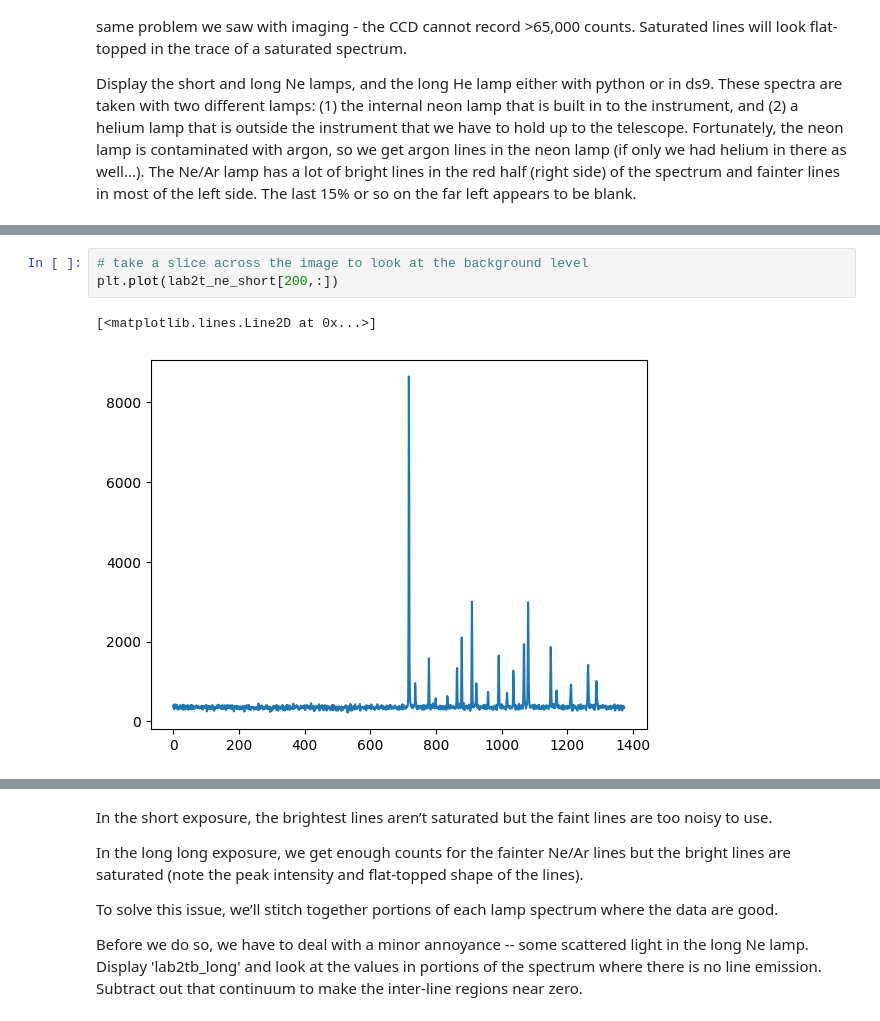
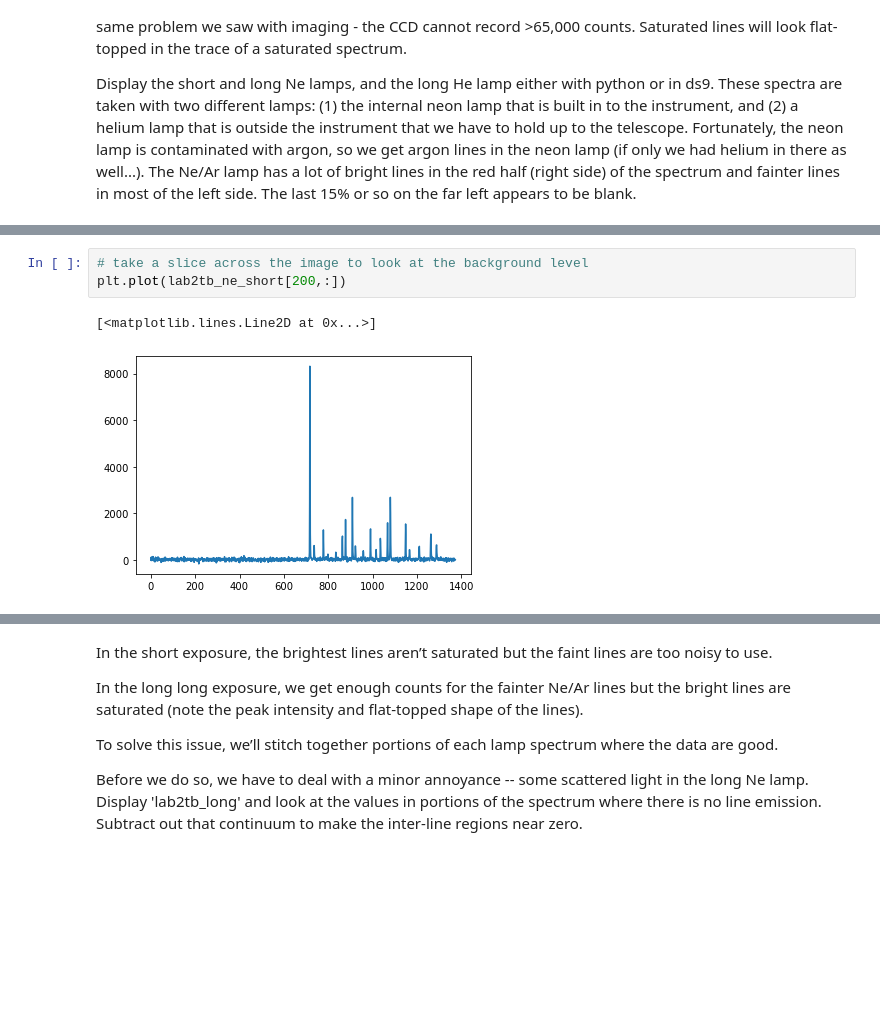
Before and after one commit to megan-the-astronomer/ASTR230, a Jupyter notebook: spectroscopy/steps1_2_3_spectroscopy_data_prep.ipynb, the cells around one changed output, grey strips where cells are left out. Drawn from its saved outputs; the diff is of its cells as text; blank space fills up the shorter version.

```diff
--- a/spectroscopy/steps1_2_3_spectroscopy_data_prep.ipynb
+++ b/spectroscopy/steps1_2_3_spectroscopy_data_prep.ipynb
@@ -152,9 +153,9 @@ plt.imshow(lab2tb_ne_short, origin='lower', vmin=0, vmax=1250)
 # %%
 # take a slice across the image to look at the background level
-plt.plot(lab2t_ne_short[200,:])
+plt.plot(lab2tb_ne_short[200,:])
 # %% [output]
 [<matplotlib.lines.Line2D at 0x...>]
-[figure, old version]
+[figure, new version]
 # %%
 plt.imshow(lab2tb_ne_long, origin='lower', vmin=0, vmax=2500)
 # %% [output]
```
Also changed, not shown: parts of 26 cells of this notebook, 1 other file.
